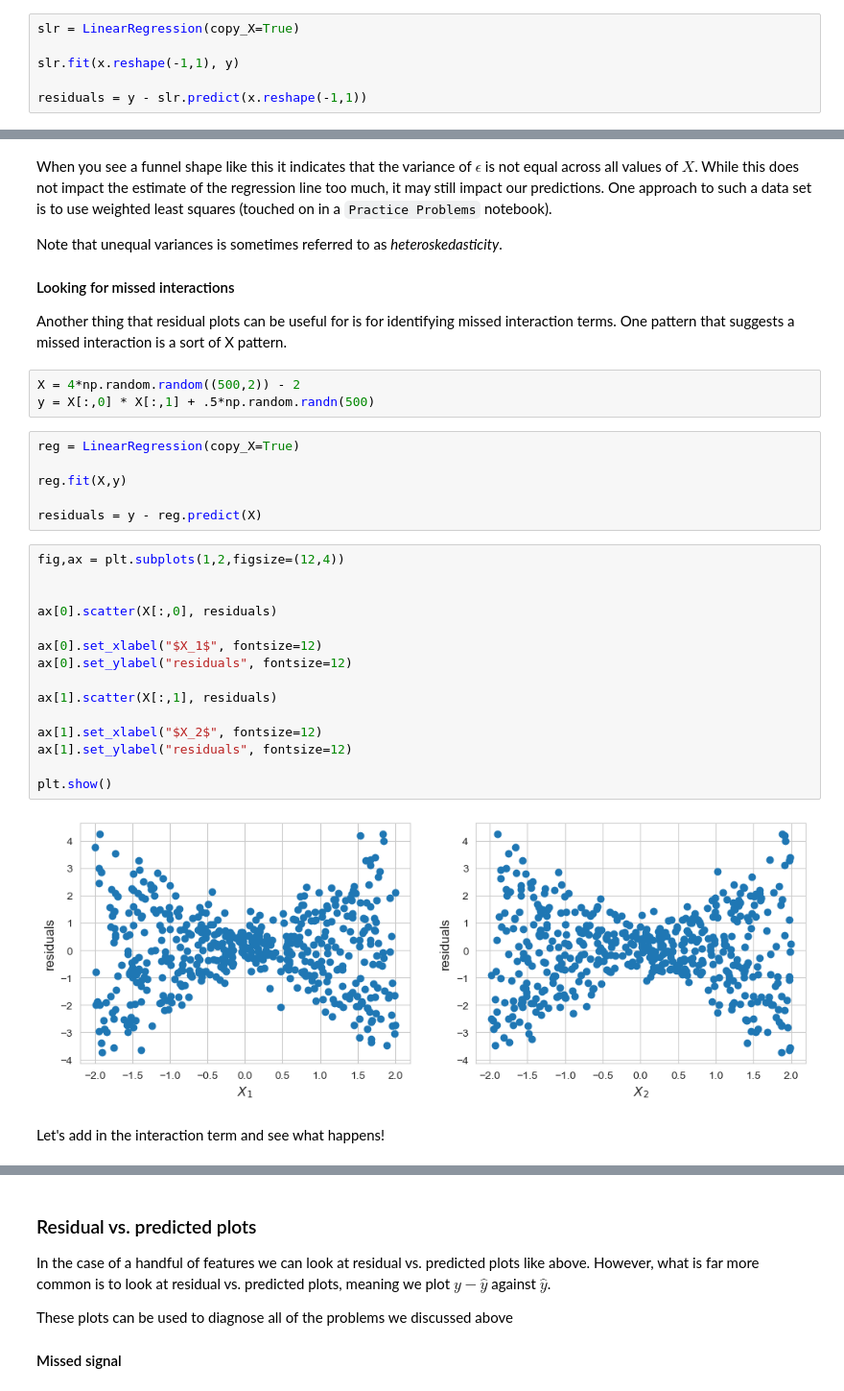
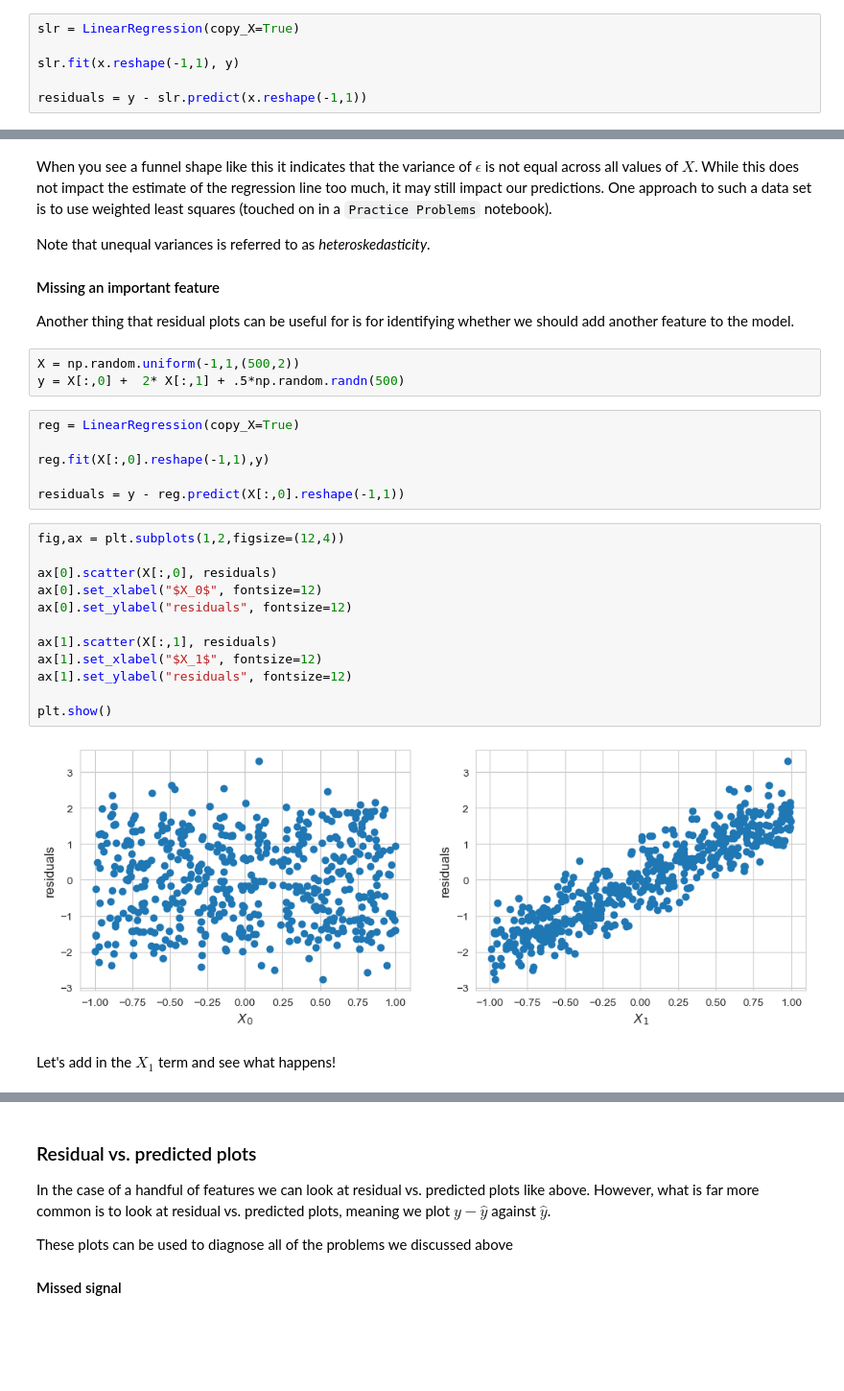
Before and after one commit to parabamoghv/Erdos_AU2024_copy, a Jupyter notebook: week_04_regression_II/lecture_4/5_Linear_Regression_Diagnostic_Plots.ipynb, the cells around one changed output, grey strips where cells are left out. Shown at 96% size. Saved outputs shown, nothing was run; the diff lists cells and outputs as text; blank space fills up the shorter version.

```diff
--- a/week_04_regression_II/lecture_4/5_Linear_Regression_Diagnostic_Plots.ipynb
+++ b/week_04_regression_II/lecture_4/5_Linear_Regression_Diagnostic_Plots.ipynb
@@ -197,37 +197,34 @@ plt.show()
 # %% [markdown]
 When you see a funnel shape like this it indicates that the variance of $\epsilon$ is not equal across all values of $X$. While this does not impact the  estimate of the regression line too much, it may still impact our predictions. One approach to such a data set is to use weighted least squares (touched on in a `Practice Problems` notebook).
 
-Note that unequal variances is sometimes referred to as <i>heteroskedasticity</i>.
+Note that unequal variances is referred to as <i>heteroskedasticity</i>.
 
-#### Looking for missed interactions
+#### Missing an important feature
 
-Another thing that residual plots can be useful for is for identifying missed interaction terms. One pattern that suggests a missed interaction is a sort of X pattern.
+Another thing that residual plots can be useful for is for identifying whether we should add another feature to the model.
 # %%
-X = 4*np.random.random((500,2)) - 2
-y = X[:,0] * X[:,1] + .5*np.random.randn(500)
+X = np.random.uniform(-1,1,(500,2))
+y = X[:,0] +  2* X[:,1] + .5*np.random.randn(500)
 # %%
 reg = LinearRegression(copy_X=True)
 
-reg.fit(X,y)
+reg.fit(X[:,0].reshape(-1,1),y)
 
-residuals = y - reg.predict(X)
+residuals = y - reg.predict(X[:,0].reshape(-1,1))
 # %%
 fig,ax = plt.subplots(1,2,figsize=(12,4))
 
-
 ax[0].scatter(X[:,0], residuals)
-
-ax[0].set_xlabel("$X_1$", fontsize=12)
+ax[0].set_xlabel("$X_0$", fontsize=12)
 ax[0].set_ylabel("residuals", fontsize=12)
 
 ax[1].scatter(X[:,1], residuals)
-
-ax[1].set_xlabel("$X_2$", fontsize=12)
+ax[1].set_xlabel("$X_1$", fontsize=12)
 ax[1].set_ylabel("residuals", fontsize=12)
 
 plt.show()
 # %% [output]
-[figure, old version]
+[figure, new version]
 # %% [markdown]
-Let's add in the interaction term and see what happens!
+Let's add in the $X_1$ term and see what happens!
 # %%
```
Also changed, not shown: parts of 19 cells of this notebook, 5 other files.
